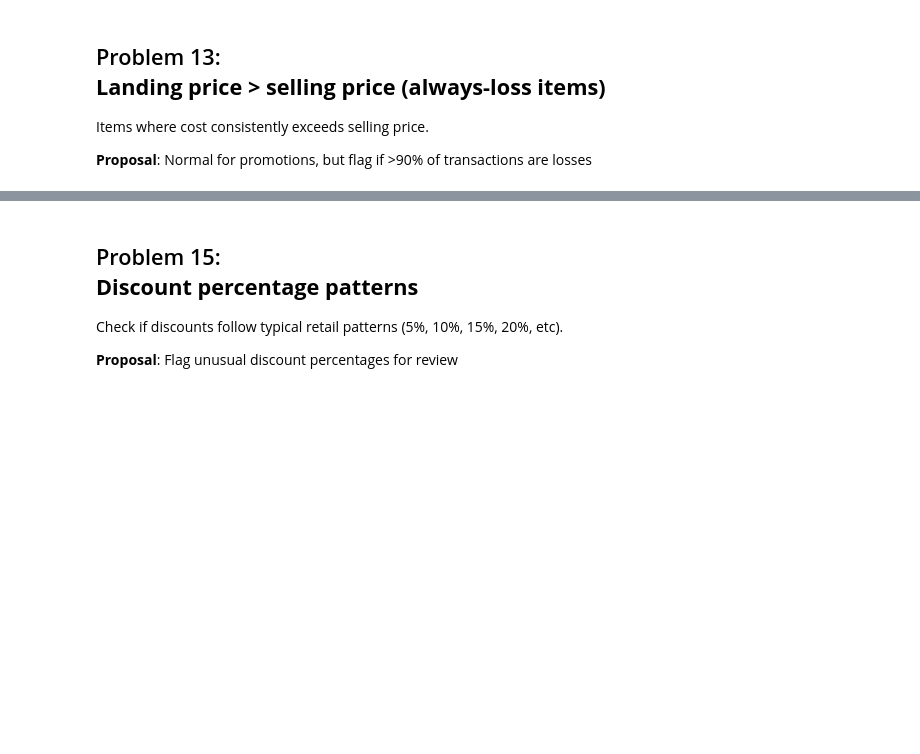
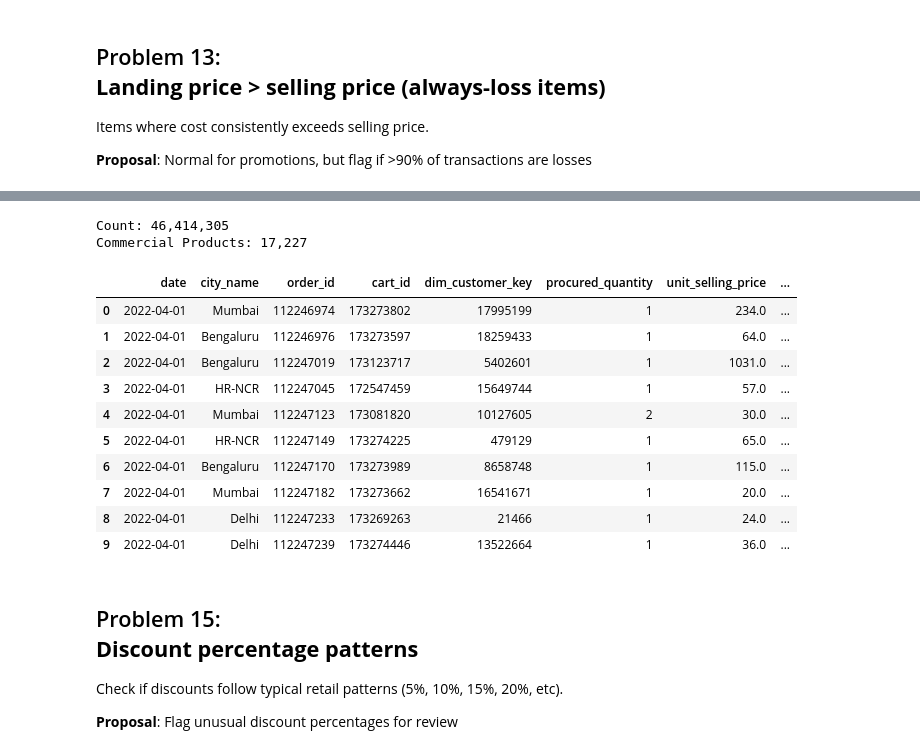
Before and after one commit to my-nggia/Enhancing-Customer-Retention-through-ML, a Jupyter notebook: 01_data_preprocessing.ipynb, the cells around one changed output, grey strips where cells are left out. Drawn from its saved outputs; the diff is of its cells as text; code cells hidden in the pictures; blank space fills up the shorter version.

```diff
--- a/01_data_preprocessing.ipynb
+++ b/01_data_preprocessing.ipynb
@@ -643,3 +648,7 @@ df_products_cleaned_extended.head(5)
+# %%
+# Draft
+
+df_products_cleaned = pd.read_csv('data/cleaned/products_cleaned.csv')
 # %% [markdown]
 ## Problem 07: <br> **Discount exceeds item price**
 Transactions where discount amount > (unit_price × quantity) <br>
@@ -928,0 +1081,8 @@ Sample of products with varying prices:
+# %%
+# merge product_name to sales
+
+df_sales_merged = df_sales_cleaned.merge(
+    df_products_cleaned[['product_id', 'product_name']],
+    on='product_id',
+    how='left'
+)
@@ -928,0 +1100,6 @@ Sample of products with varying prices:
+# %%
+
+mask_non_commercial = df_sales_merged['product_name'].str.contains('sample|free gift', case=False, na=False)
+
+# Non-commercial products
+df_sales_non_commercial = df_sales_merged[mask_non_commercial]
@@ -929,3 +1138,26 @@ Sample of products with varying prices:
+# %%
+# Remove Sample/Free gift products
+
+df_sales_commercial = df_sales_merged[~mask_non_commercial]
+# %%
+print(f"Count: {df_sales_commercial.shape[0]:,}")
+print(f"Commercial Products: {df_sales_commercial['product_id'].nunique():,}")
+
+df_sales_commercial.head(10)
+# %% [output]
+Count: 46,414,305
+Commercial Products: 17,227
+|  | date | city_name | order_id | cart_id | dim_customer_key | procured_quantity | unit_selling_price | ... |
+| 0 | 2022-04-01 | Mumbai | 112246974 | 173273802 | 17995199 | 1 | 234.0 | ... |
+| 1 | 2022-04-01 | Bengaluru | 112246976 | 173273597 | 18259433 | 1 | 64.0 | ... |
+| 2 | 2022-04-01 | Bengaluru | 112247019 | 173123717 | 5402601 | 1 | 1031.0 | ... |
+| 3 | 2022-04-01 | HR-NCR | 112247045 | 172547459 | 15649744 | 1 | 57.0 | ... |
+| 4 | 2022-04-01 | Mumbai | 112247123 | 173081820 | 10127605 | 2 | 30.0 | ... |
+| 5 | 2022-04-01 | HR-NCR | 112247149 | 173274225 | 479129 | 1 | 65.0 | ... |
+| 6 | 2022-04-01 | Bengaluru | 112247170 | 173273989 | 8658748 | 1 | 115.0 | ... |
+| 7 | 2022-04-01 | Mumbai | 112247182 | 173273662 | 16541671 | 1 | 20.0 | ... |
+| 8 | 2022-04-01 | Delhi | 112247233 | 173269263 | 21466 | 1 | 24.0 | ... |
+| 9 | 2022-04-01 | Delhi | 112247239 | 173274446 | 13522664 | 1 | 36.0 | ... |
 # %% [markdown]
 ## Problem 15: <br> **Discount percentage patterns**
 Check if discounts follow typical retail patterns (5%, 10%, 15%, 20%, etc).
```
Also changed, not shown: parts of 25 cells of this notebook.
